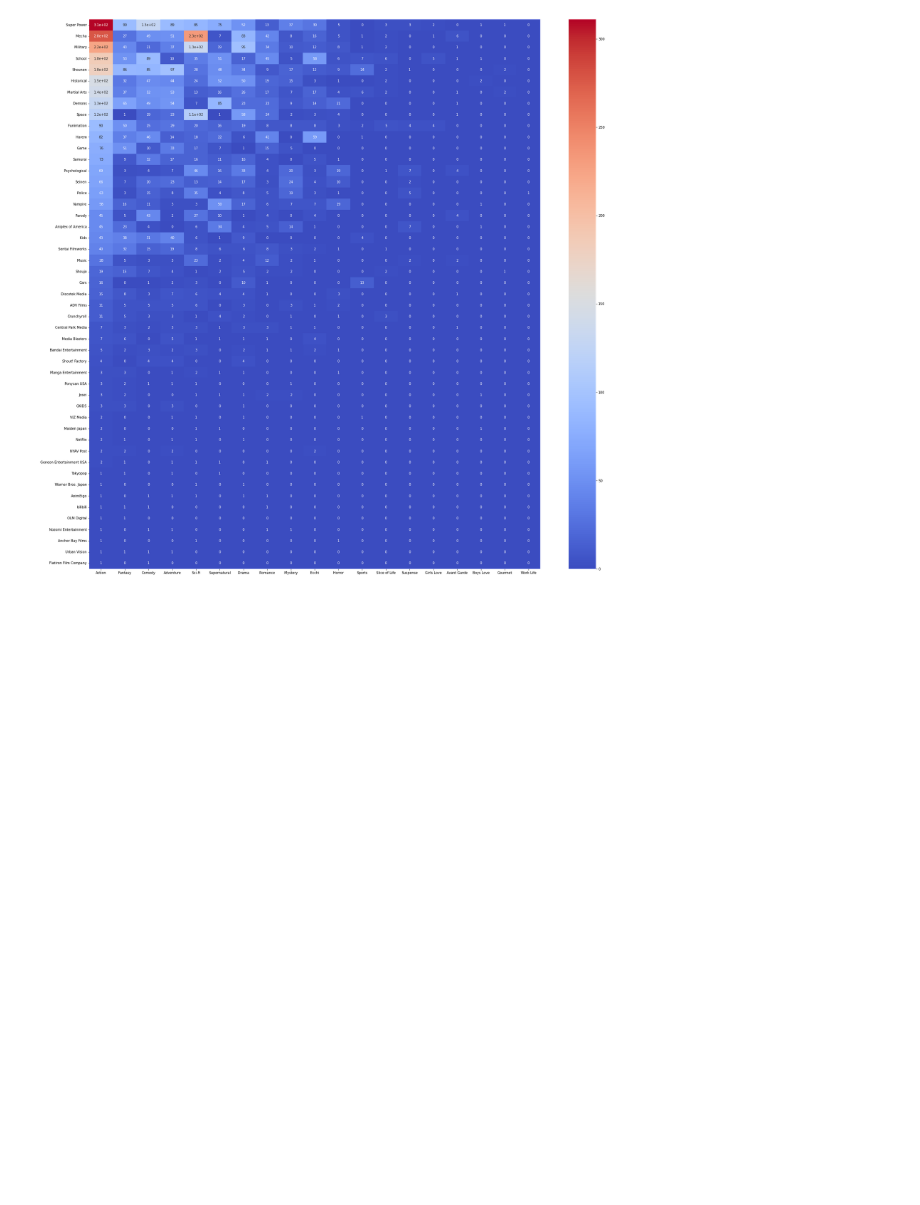
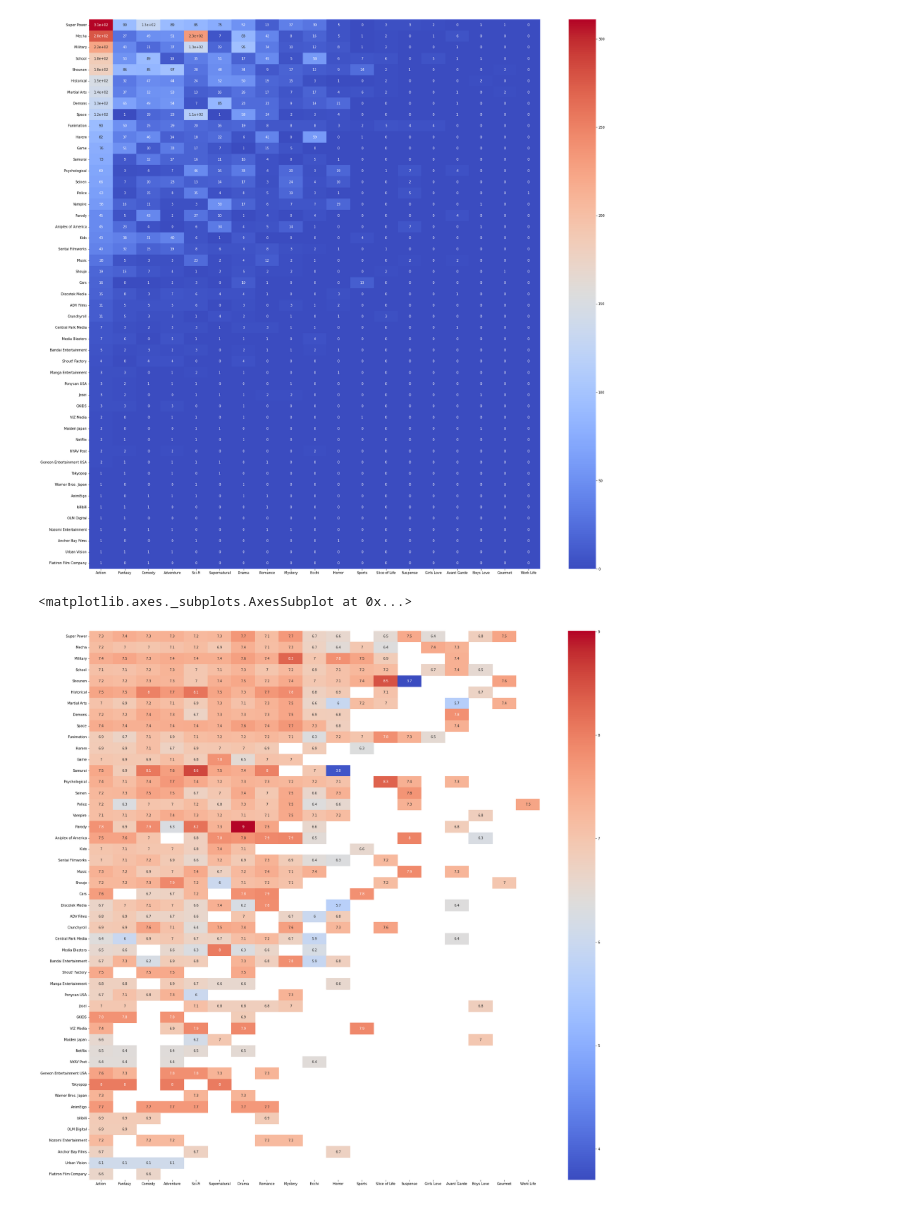
Before and after one commit to Andrew55529/IMDP, a Jupyter notebook: anime.ipynb, the cells around one changed output. Cells and saved outputs as stored; diff of their text form; code cells hidden in the pictures; blank space fills up the shorter version.

```diff
--- a/anime.ipynb
+++ b/anime.ipynb
@@ -177,4 +184,20 @@ sns.heatmap(df, annot = True, cmap = 'coolwarm')   #11
 # %% [output]
 <matplotlib.axes._subplots.AxesSubplot at 0x...>
 [figure]
+# %%
+l1=[]
+for theme in theme_uniq_count.index:
+  tmp1=data[data["theme"].str.contains(theme)==True]
+  l2=[]
+  for genre in genre_diff.index:
+    tmp2=tmp1[tmp1["genre"].str.contains(genre)==True]['rating'].mean()
+    l2.append(tmp2)
+  l1.append(l2)
+tup=tuple(l1)
+df = pd.DataFrame(tup, index = theme_uniq_count.index,columns = genre_diff.index)
+fig = mpl.figure(figsize = (30, 30))
+sns.heatmap(df, annot = True, cmap = 'coolwarm')   #11-2 (рейтинг в зависимости от темы и жанра)
+# %% [output]
+<matplotlib.axes._subplots.AxesSubplot at 0x...>
+[figure, added]
 # %%
```
Also changed, not shown: parts of 5 cells of this notebook.
